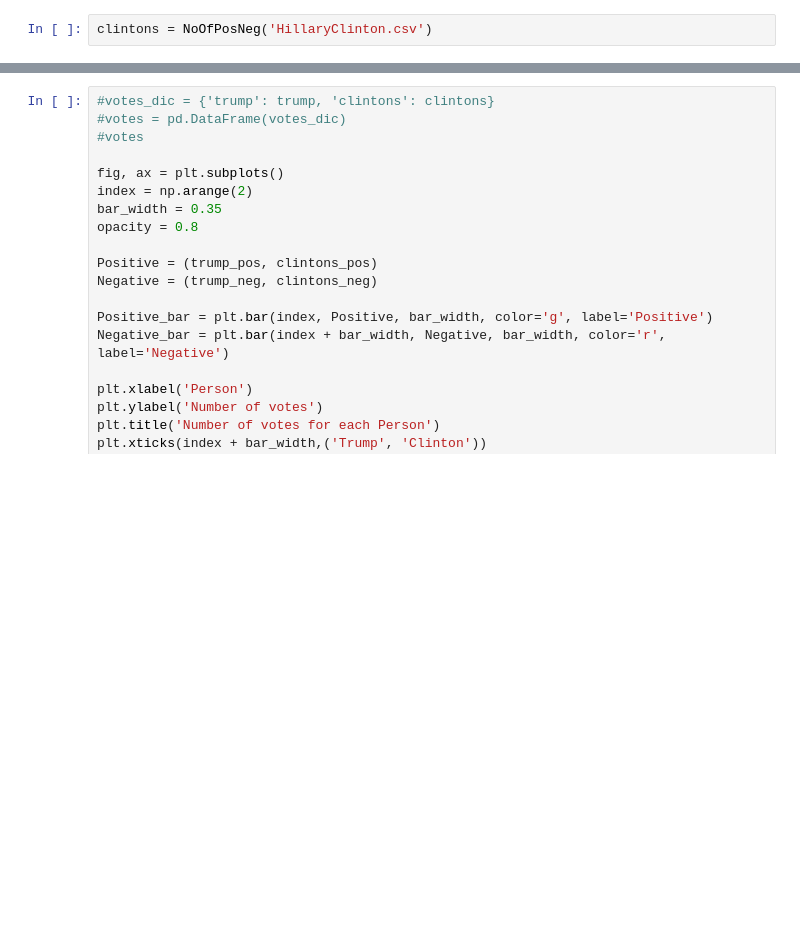
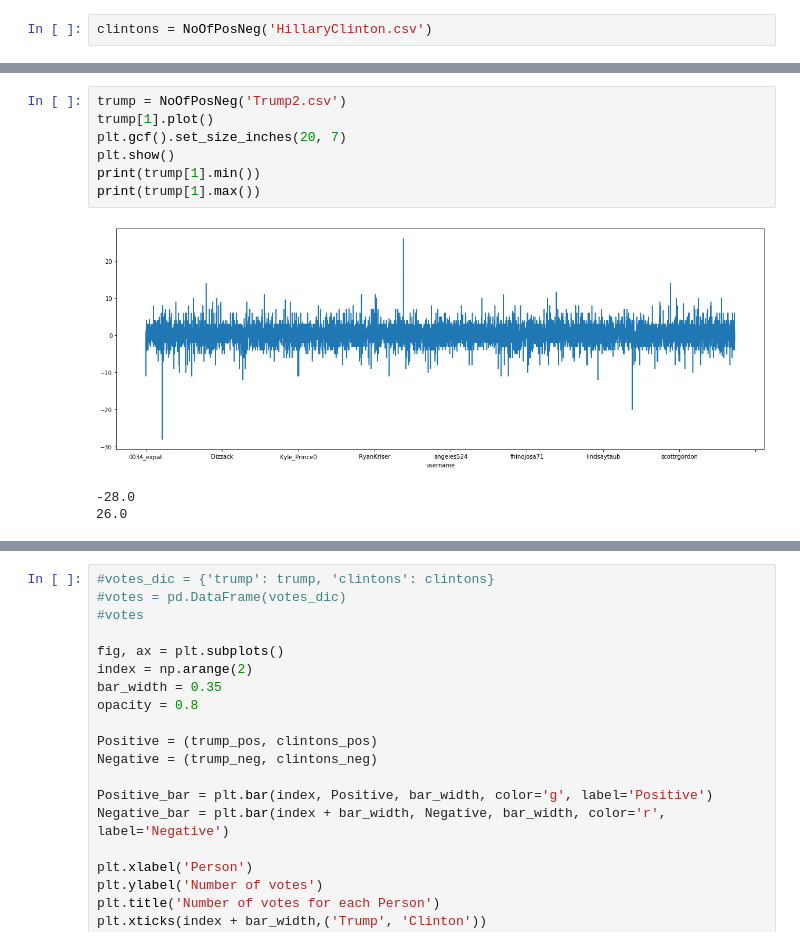
Before and after one commit to jaydenhojingrong/DAP-Best-eggs, a Jupyter notebook: Other Analysis/Other Analysis.ipynb, the cells around one changed output, grey strips where cells are left out. Saved outputs shown, nothing was run; the diff lists cells and outputs as text; blank space fills up the shorter version.

```diff
--- a/Other Analysis/Other Analysis.ipynb
+++ b/Other Analysis/Other Analysis.ipynb
@@ -92 +116,12 @@ trump = NoOfPosNeg('Trump2.csv')
+# %%
+trump = NoOfPosNeg('Trump2.csv')
+trump[1].plot()
+plt.gcf().set_size_inches(20, 7)
+plt.show()
+print(trump[1].min())
+print(trump[1].max())
+# %% [output]
+[figure, added]
+-28.0
+26.0
 # %%
```
Also changed, not shown: parts of 7 cells of this notebook.
